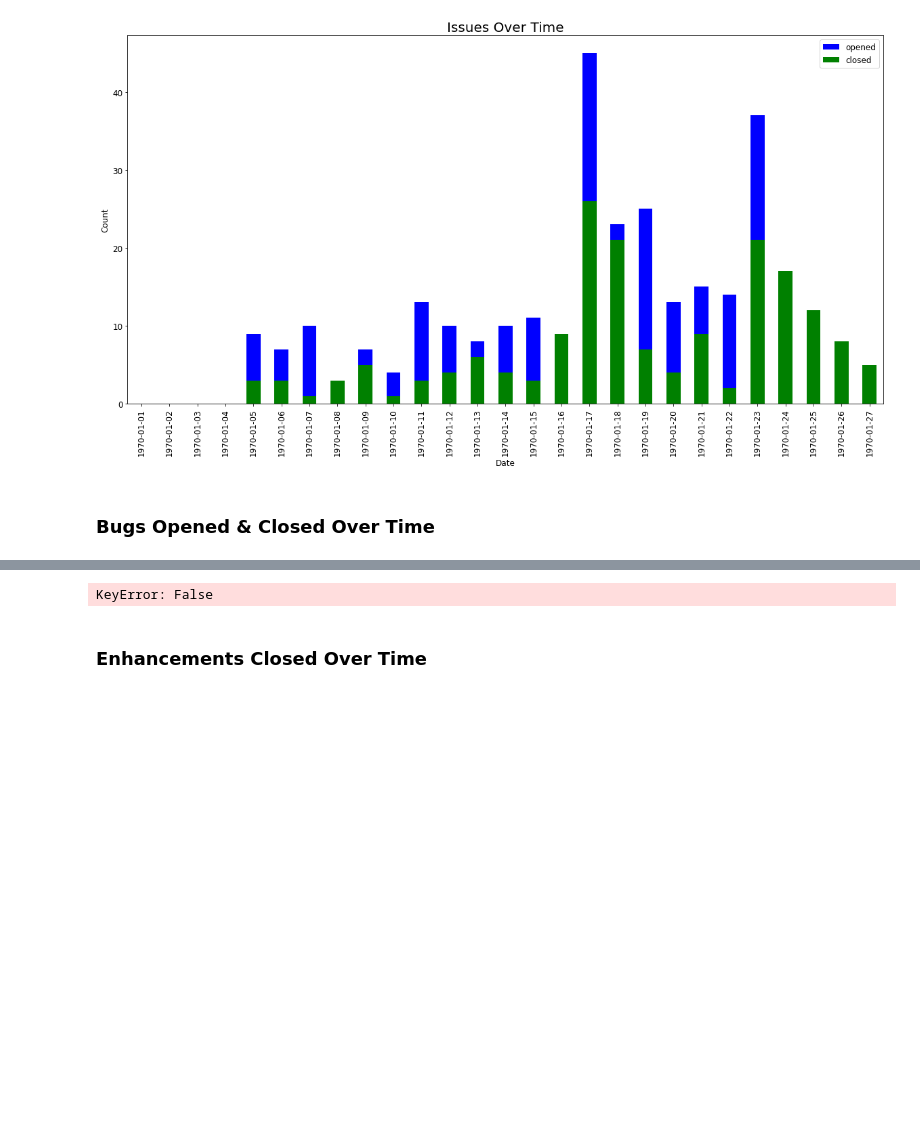
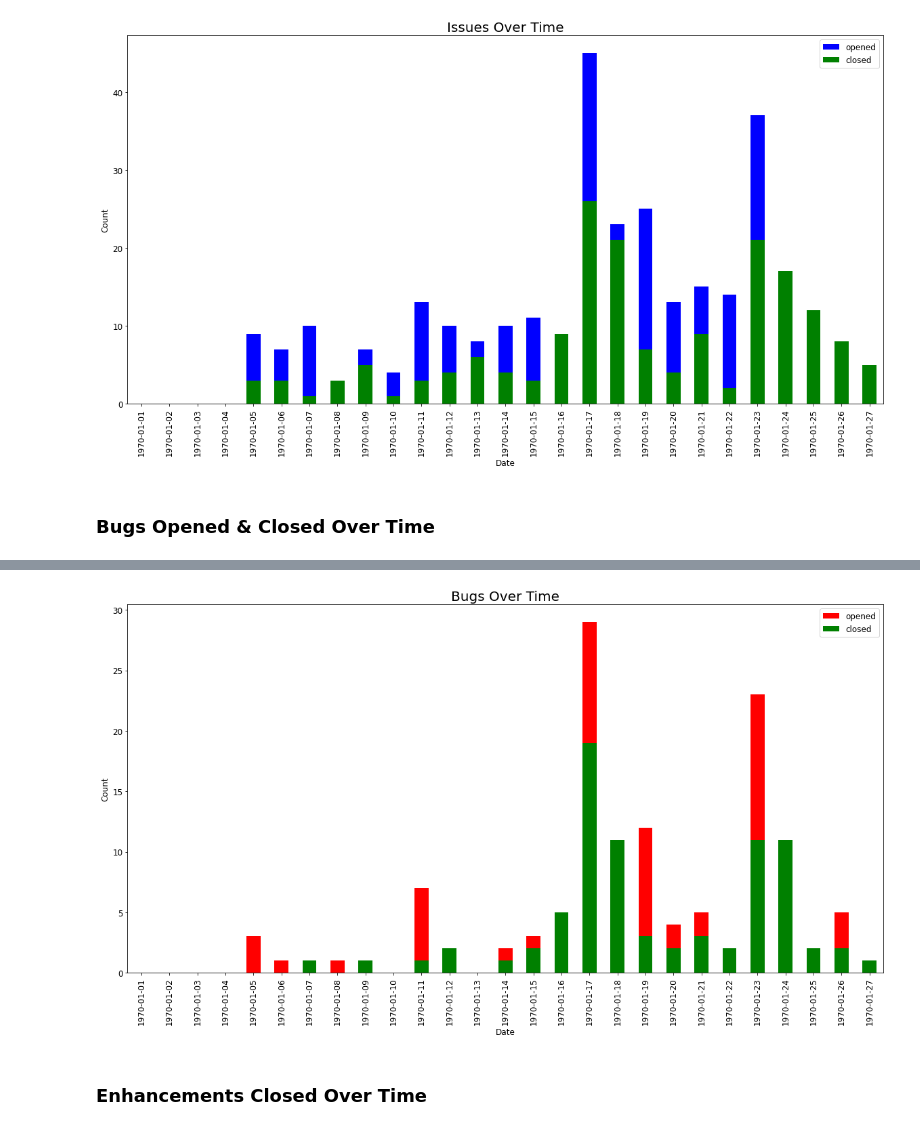
Before and after one commit to thebrianbug/dev-flow-dashboard, a Jupyter notebook: Flow_Dashboard.ipynb, the cells around one changed output, grey strips where cells are left out. Cells and saved outputs as stored; diff of their text form; code cells hidden in the pictures; blank space fills up the shorter version.

Commit message:
Added bug chart

```diff
--- a/Flow_Dashboard.ipynb
+++ b/Flow_Dashboard.ipynb
@@ -198,8 +181,29 @@ issues
-# %%
-bugs = issues['bug' in issues['labels']]
-
-bugs
-# %% [output]
-KeyError: False
+# %%
+bugs = issues[issues['labels'].str.contains('bug')]
+
+weekly_closed_bugs = bugs.set_index('closedAt').groupby(
+    pd.Grouper(freq='W', label='left'))['state'].count().reset_index(name='closed')
+
+weekly_closed_bugs.rename(columns={'closedAt': 'date'}, inplace=True)
+
+weekly_created_bugs = bugs.set_index('createdAt').groupby(
+    pd.Grouper(freq='W', label='left'))['state'].count().reset_index(name='opened')
+
+weekly_created_bugs.rename(columns={'createdAt': 'date'}, inplace=True)
+
+weekly_bugs = weekly_closed_bugs.merge(
+    weekly_created_bugs, how='outer', on='date').set_index('date').sort_index()
+
+# Replace NaN
+weekly_bugs = weekly_bugs.fillna(0)
+
+# Filter to current year
+weekly_bugs = weekly_bugs[weekly_bugs.index.year == date.today().year]
+
+
+plot_bar(weekly_bugs, 'Bugs Over Time', 'Date', 'Count', [
+         {'col': 'opened', 'color': 'red'}, {'col': 'closed', 'color': 'green'}])
+# %% [output]
+[figure, added]
 # %% [markdown]
 ### Enhancements Closed Over Time
```
Also changed, not shown: parts of 1 cell of this notebook.
